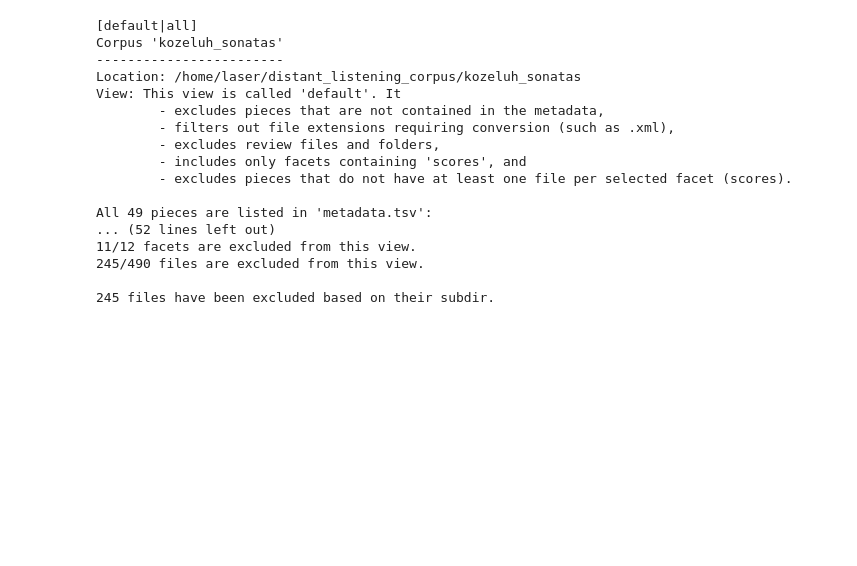
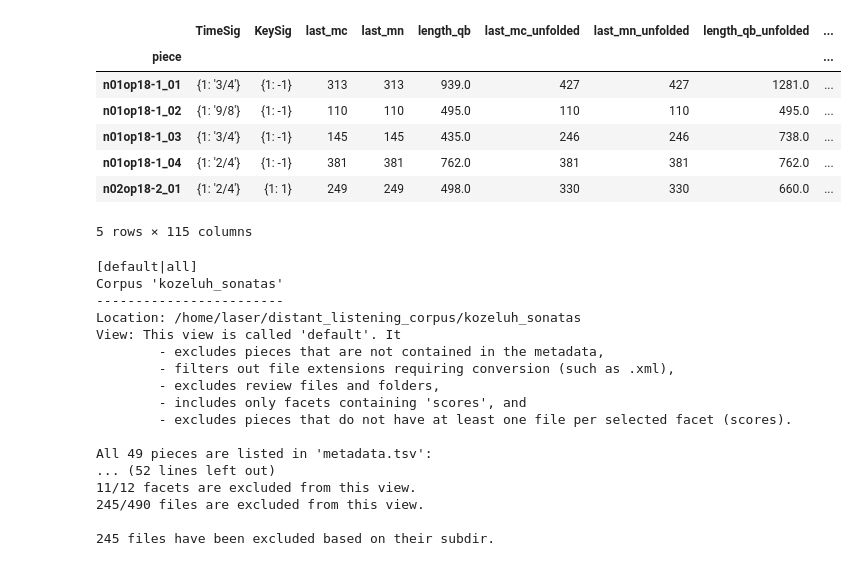
Before and after one commit to DCMLab/distant_listening_corpus, a Jupyter notebook: code/create_pitch_arrays.ipynb, the cells around one changed output. Drawn from its saved outputs; the diff is of its cells as text; code cells hidden in the pictures; blank space fills up the shorter version.

Commit message:
first version of creating all pitch arrays for a corpus

```diff
--- a/code/create_pitch_arrays.ipynb
+++ b/code/create_pitch_arrays.ipynb
@@ -1,14 +1,23 @@
 # %%
-
 import os
 from enum import Enum
 
 import ms3
 import pandas as pd
 
-from code.utils import make_pitch_array, prepare_labels, make_labeled_pitch_array
+from code.utils import make_labeled_pitch_array
 
-DLC_PATH = ms3.resolve_dir("~/distant_listening_corpus")
+DLC_PATH = ms3.resolve_dir("..")
+DATASET = "pitch_arrays"
+# %% [output]
+|  | TimeSig | KeySig | last_mc | last_mn | length_qb | last_mc_unfolded | last_mn_unfolded | length_qb_unfolded | ... |
+| piece |  |  |  |  |  |  |  |  | ... |
+| n01op18-1_01 | {1: '3/4'} | {1: -1} | 313 | 313 | 939.0 | 427 | 427 | 1281.0 | ... |
+| n01op18-1_02 | {1: '9/8'} | {1: -1} | 110 | 110 | 495.0 | 110 | 110 | 495.0 | ... |
+| n01op18-1_03 | {1: '3/4'} | {1: -1} | 145 | 145 | 435.0 | 246 | 246 | 738.0 | ... |
+| n01op18-1_04 | {1: '2/4'} | {1: -1} | 381 | 381 | 762.0 | 381 | 381 | 762.0 | ... |
+| n02op18-2_01 | {1: '2/4'} | {1: 1} | 249 | 249 | 498.0 | 330 | 330 | 660.0 | ... |
+5 rows × 115 columns
 # %%
 def filter_corpus(corpus):
     corpus.view.include("facets", "scores")#, "expanded")
```
Also changed, not shown: parts of 3 cells of this notebook, 4 other files.
